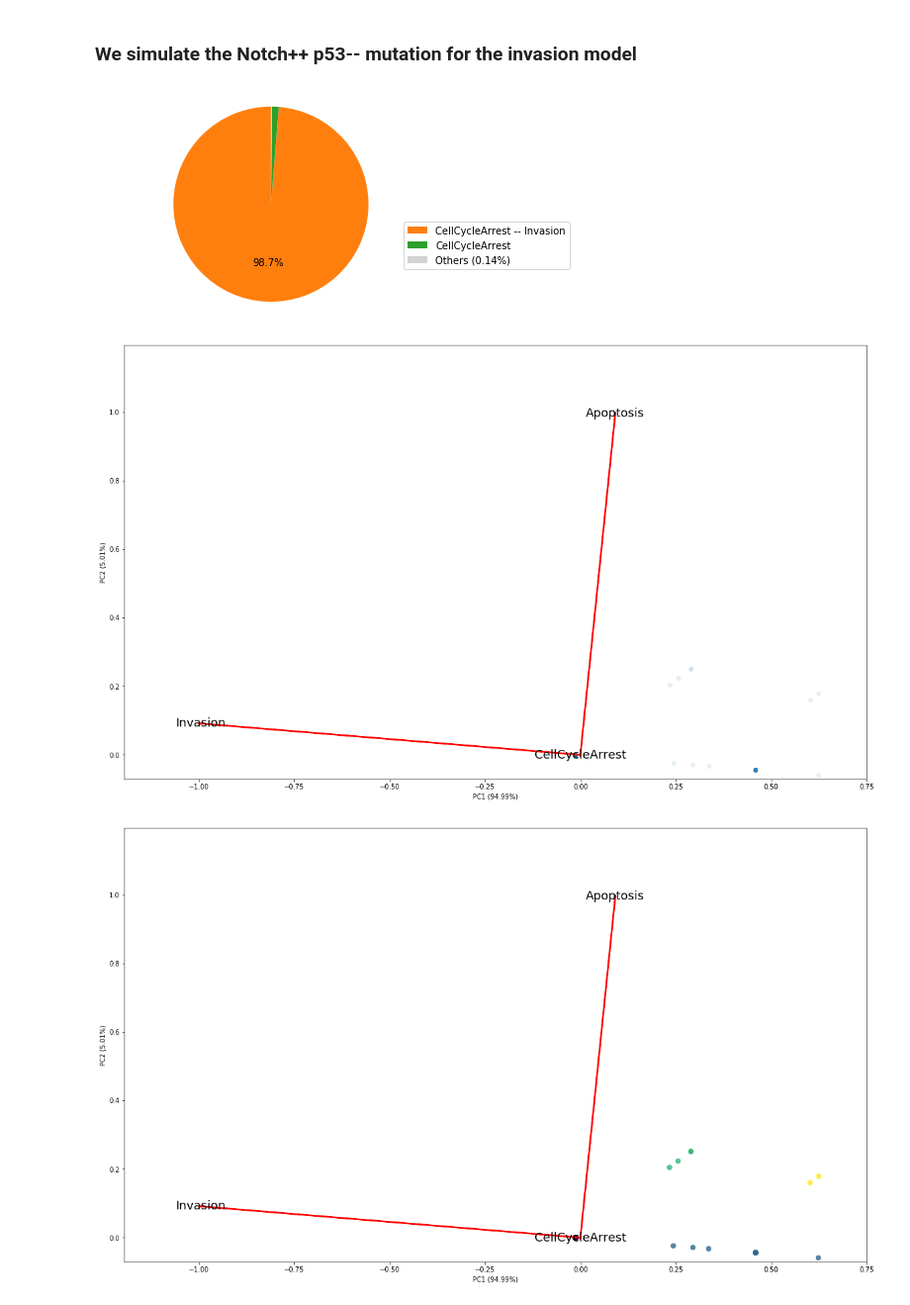
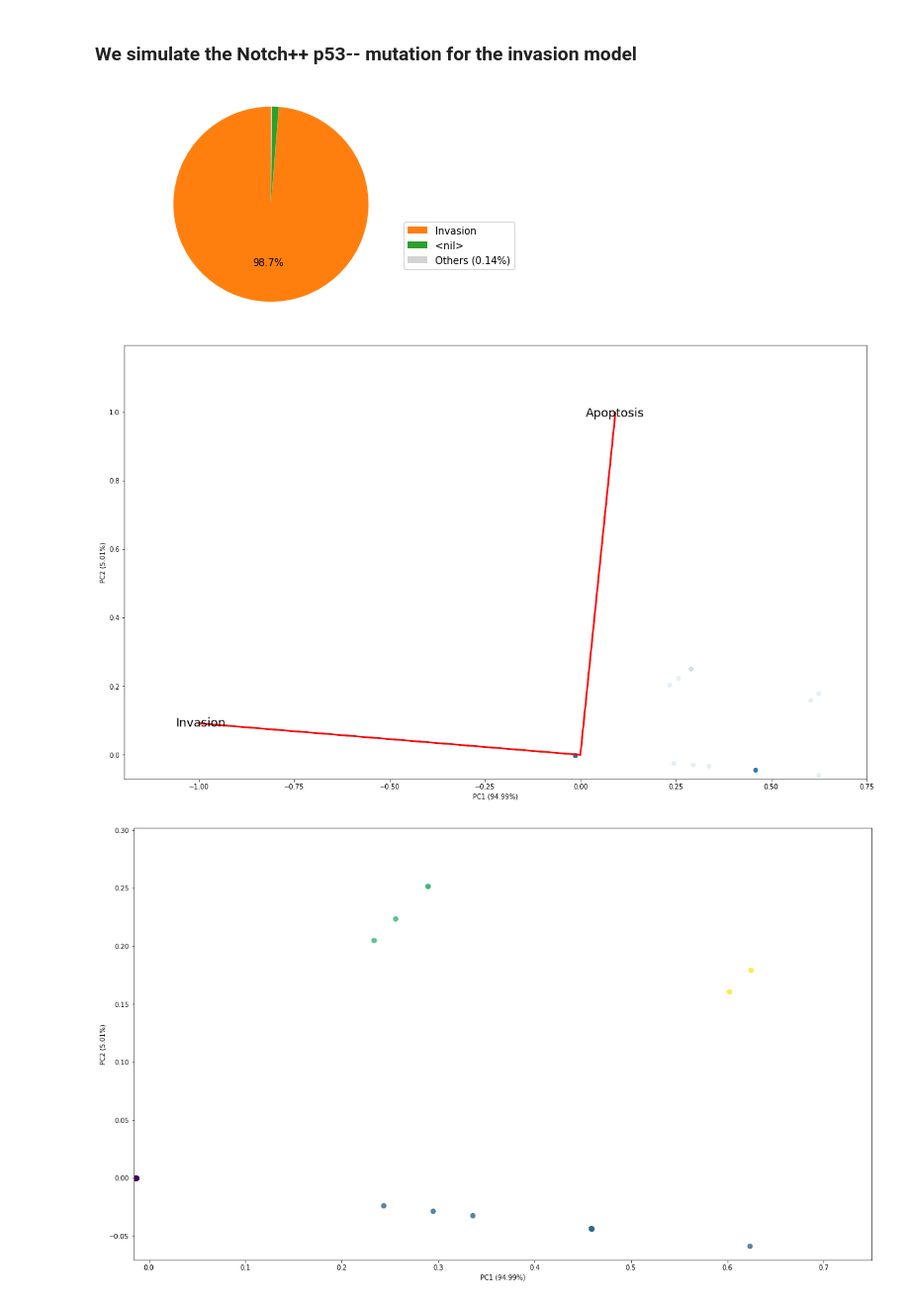
Before and after one commit to vincent-noel/pyMaBoSS, a Jupyter notebook: notebook/Ensemble/Clusters.ipynb, the cells around one changed output. Shown at 99% size. Cells and saved outputs as stored; diff of their text form; code cells hidden in the pictures.

```diff
--- a/notebook/Ensemble/Clusters.ipynb
+++ b/notebook/Ensemble/Clusters.ipynb
@@ -4,7 +4,7 @@
 # %%
 import maboss
 # %%
-outputs = ['Apoptosis', 'CellCycleArrest', 'Invasion']
+outputs = ['Apoptosis', 'Invasion']
 # %% [markdown]
 ### We simulate the Notch++ p53-- mutation for the invasion model
 # %%
@@ -30,17 +30,17 @@ result = simulation.run()
 # %%
 result.plot_piechart()
 # %% [output]
-[figure, old version]
+[figure, new version]
 # %%
 result.plotSteadyStatesNodesDistribution()
 # %% [output]
-[figure, old version]
+[figure, new version]
 # %%
 indices, labels = result.getKMeans(4)
 # %%
-result.plotSteadyStatesNodesDistribution(labels=labels)
+result.plotSteadyStatesNodesDistribution(labels=labels, show_features=False)
 # %% [output]
-[figure, old version]
+[figure, new version]
 # %%
 result.filterEnsembleByCluster("Cluster_1", indices[0])
 
```
Also changed, not shown: parts of 7 cells of this notebook, 4 other files.
